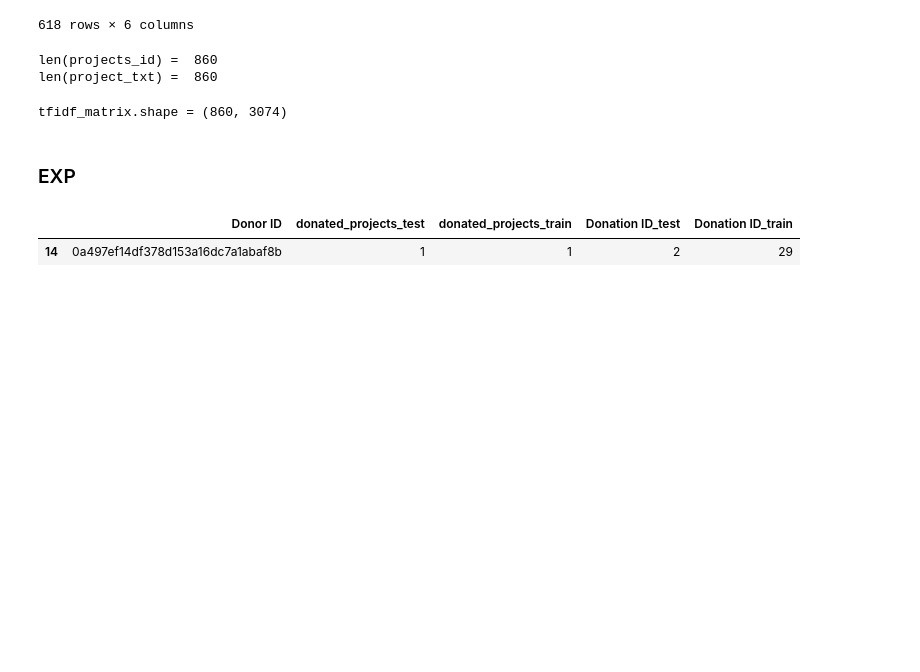
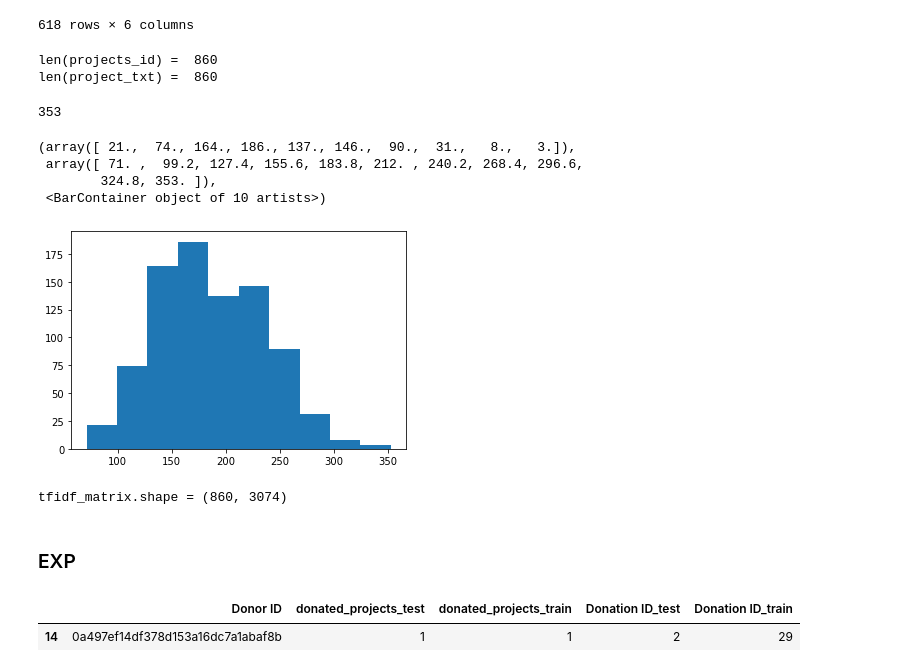
Before and after one commit to mitramir55/Recommender-systems, a Jupyter notebook: Models/TFIDF.ipynb, the cells around one changed output. Cells and saved outputs as stored; diff of their text form; code cells hidden in the pictures; blank space fills up the shorter version.

Commit message:
count the text

```diff
--- a/Models/TFIDF.ipynb
+++ b/Models/TFIDF.ipynb
@@ -178,6 +179,21 @@ print("len(project_txt) = ", len(project_txt))
 # %% [output]
 len(projects_id) =  860
 len(project_txt) =  860
+# %%
+projects_df.loc[:, 'Project_Text_len'] = projects_df['Project TFIDF Text'].apply(lambda x: len(x))
+# %%
+max(projects_df['Project_Text_len'])
+# %% [output]
+353
+# %%
+import matplotlib.pyplot as plt
+plt.hist(projects_df['Project_Text_len'])
+# %% [output]
+(array([ 21.,  74., 164., 186., 137., 146.,  90.,  31.,   8.,   3.]),
+ array([ 71. ,  99.2, 127.4, 155.6, 183.8, 212. , 240.2, 268.4, 296.6,
+        324.8, 353. ]),
+ <BarContainer object of 10 artists>)
+[figure, added]
 # %%
 # TFIDF
 vectorizer = TfidfVectorizer(max_df = 0.99,
```
Also changed, not shown: parts of 1 cell of this notebook.
